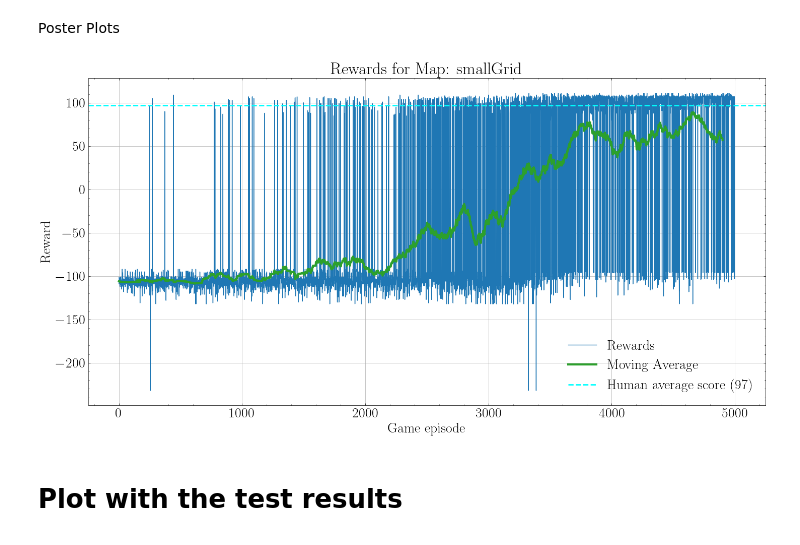
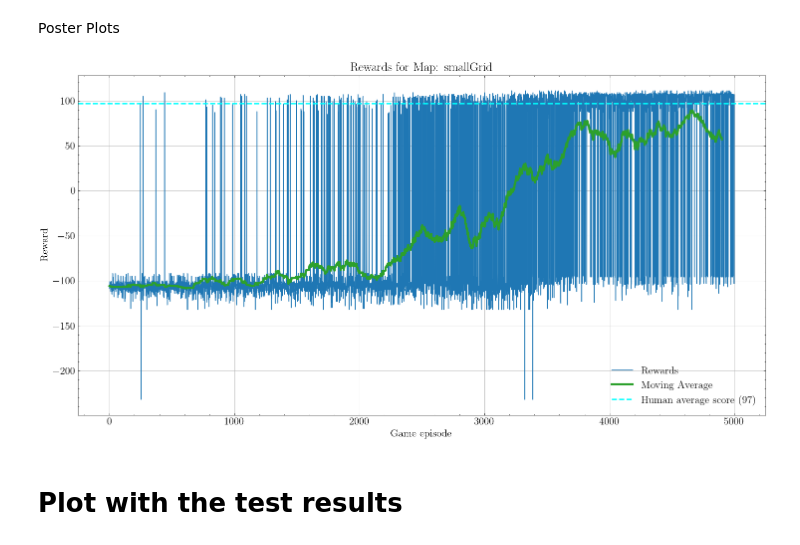
Before and after one commit to LinusKullmyr/Pacman, a Jupyter notebook: Visualize_Logging.ipynb, the cells around one changed output. Saved outputs shown, nothing was run; the diff lists cells and outputs as text; code cells hidden in the pictures.

```diff
--- a/Visualize_Logging.ipynb
+++ b/Visualize_Logging.ipynb
@@ -106,33 +106,33 @@ rewardsMA = movingAverage(rewards, window_size)
 # %%
 # Plot for Poster
 
-plt.rcParams['font.size'] = 20
+plt.rcParams['font.size'] = 15
 plt.figure(figsize=(15, 8))
 plt.plot(rewards, 'tab:blue',label = 'Rewards')
 plt.plot(rewardsMA, 'tab:green', label=f'Moving Average', linewidth = 3)
 plt.title('Rewards for Map: ' + mapName)
 plt.xlabel('Game episode')
 plt.ylabel('Reward')
 plt.grid()
 
 # # trendline
 # z = np.polyfit(np.arange(len(rewards)), rewards, 1)
 # p = np.poly1d(z)
 # plt.plot(p(np.arange(len(rewards))), 'tab:orange', label='Trendline', linewidth = 2)
 
 ## add human score
 plt.axhline(y=humanScore, color="cyan", linestyle='--', linewidth = 2, label="Human average score" + f" ({humanScore})")
 
 plt.legend()
 
 plt.tight_layout()
 
 # save the plot
 plt.savefig(f"{path}/PosterPlot_"+ mapName +".eps", format="eps")
 
 plt.show()
 # %% [output]
-[figure, old version]
+[figure, new version]
 # %% [markdown]
 # Plot with the test results
 # %%
```
Also changed, not shown: parts of 7 cells of this notebook, 3 other files.
